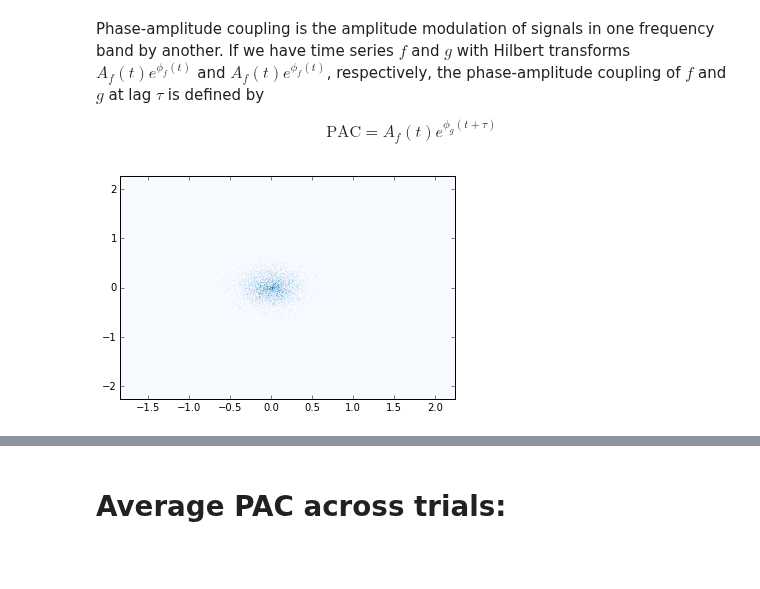
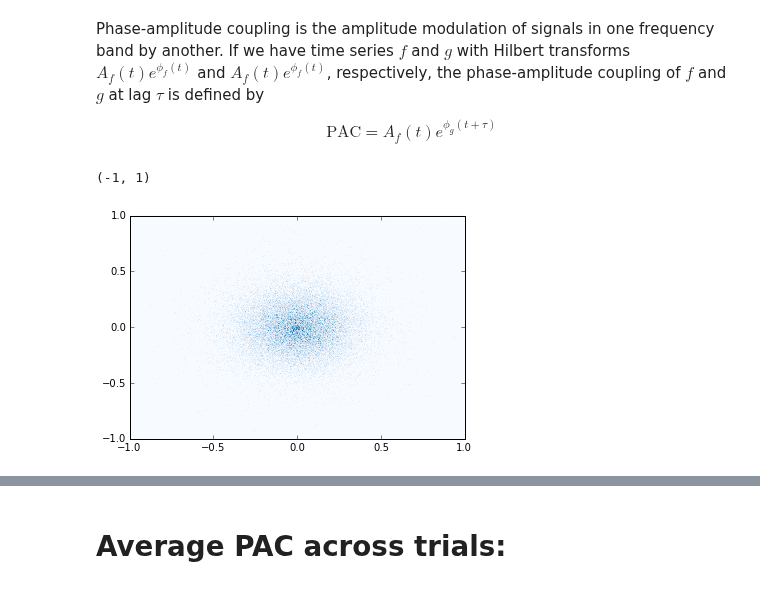
Before and after one commit to jmxpearson/hephys, a Jupyter notebook: bartc/time_frequency_phase_amplitude_coupling.ipynb, the cells around one changed output, grey strips where cells are left out. Cells and saved outputs as stored; diff of their text form; code cells hidden in the pictures; blank space fills up the shorter version.

```diff
--- a/bartc/time_frequency_phase_amplitude_coupling.ipynb
+++ b/bartc/time_frequency_phase_amplitude_coupling.ipynb
@@ -55,6 +55,9 @@ ampband = 'beta'
 phaseband = 'theta'
 pac = pd.Series(tf.phase_amplitude_coupling(lfpc[ampband], lfpc[phaseband]), index=lfpc.index)
 # %%
-plt.hist2d(np.real(pac), np.imag(pac), bins=1000, cmap='Blues');
+counts, xx, yy, img = plt.hist2d(np.real(pac), np.imag(pac), bins=1000, cmap='Blues');
+plt.xlim(-1, 1)
+plt.ylim(-1, 1)
 # %% [output]
+(-1, 1)
-[figure, old version]
+[figure, new version]
```
Also changed, not shown: parts of 2 cells of this notebook.
